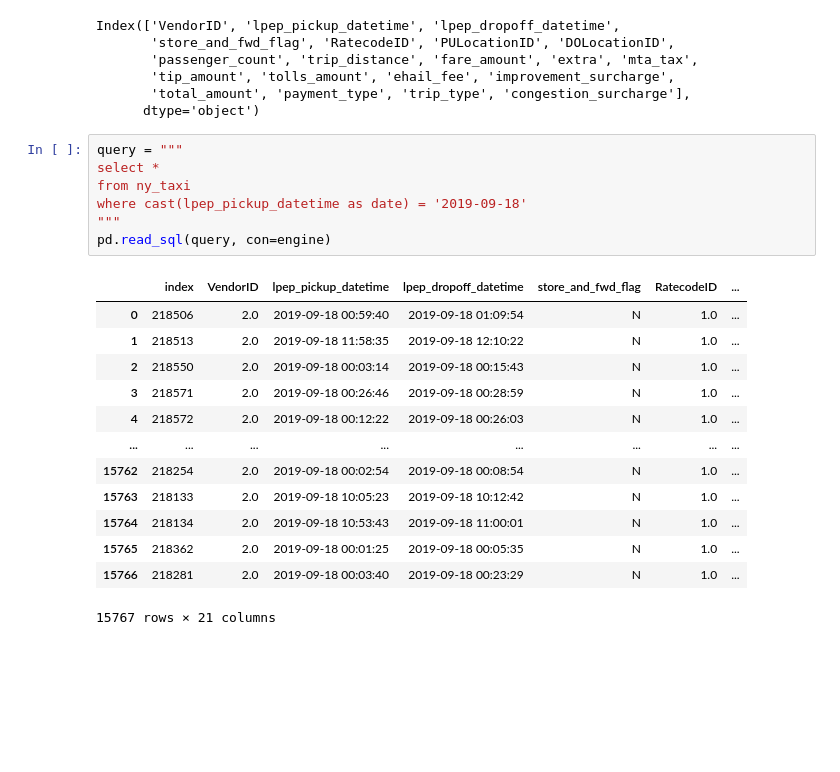
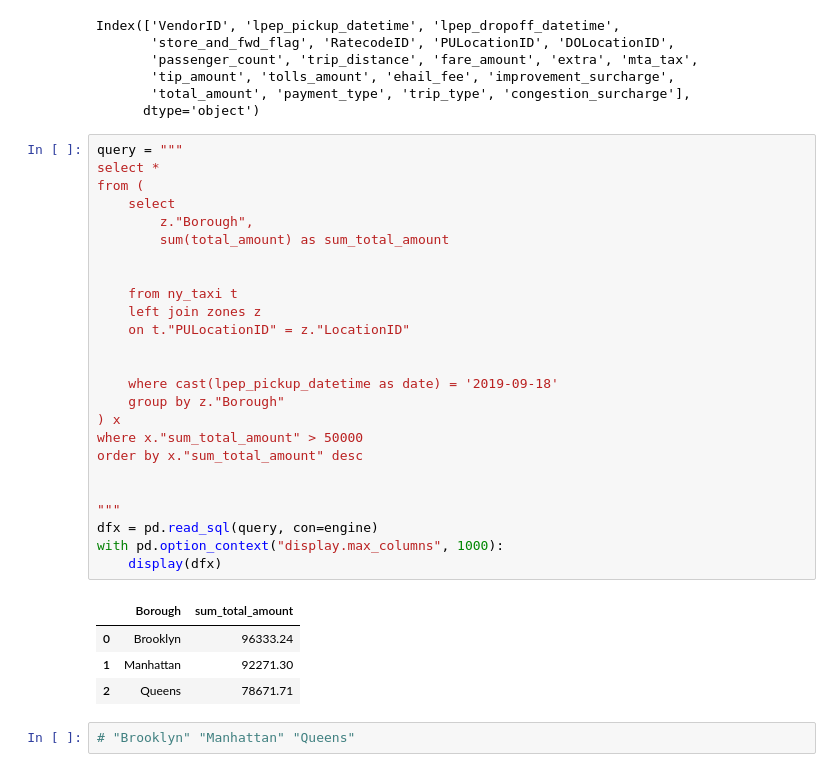
Before and after one commit to aae2609/DEZoomcamp, a Jupyter notebook: modules/1_docker_terraform/1_injest_and_query.ipynb, the cells around one changed output. Drawn from its saved outputs; the diff is of its cells as text; blank space fills up the shorter version.

```diff
--- a/modules/1_docker_terraform/x.ipynb
+++ b/modules/1_docker_terraform/1_injest_and_query.ipynb
@@ -154,21 +188,32 @@ Index(['VendorID', 'lpep_pickup_datetime', 'lpep_dropoff_datetime',
 # %%
 query = """
 select *
-from ny_taxi
-where cast(lpep_pickup_datetime as date) = '2019-09-18'
+from (
+    select
+        z."Borough",
+        sum(total_amount) as sum_total_amount
+
+
+    from ny_taxi t
+    left join zones z
+    on t."PULocationID" = z."LocationID"
+
+
+    where cast(lpep_pickup_datetime as date) = '2019-09-18'
+    group by z."Borough"
+) x
+where x."sum_total_amount" > 50000
+order by x."sum_total_amount" desc
+
+
 """
-pd.read_sql(query, con=engine)
+dfx = pd.read_sql(query, con=engine)
+with pd.option_context("display.max_columns", 1000):
+    display(dfx)
 # %% [output]
-|  | index | VendorID | lpep_pickup_datetime | lpep_dropoff_datetime | store_and_fwd_flag | RatecodeID | ... |
-| 0 | 218506 | 2.0 | 2019-09-18 00:59:40 | 2019-09-18 01:09:54 | N | 1.0 | ... |
-| 1 | 218513 | 2.0 | 2019-09-18 11:58:35 | 2019-09-18 12:10:22 | N | 1.0 | ... |
-| 2 | 218550 | 2.0 | 2019-09-18 00:03:14 | 2019-09-18 00:15:43 | N | 1.0 | ... |
-| 3 | 218571 | 2.0 | 2019-09-18 00:26:46 | 2019-09-18 00:28:59 | N | 1.0 | ... |
-| 4 | 218572 | 2.0 | 2019-09-18 00:12:22 | 2019-09-18 00:26:03 | N | 1.0 | ... |
-| ... | ... | ... | ... | ... | ... | ... | ... |
-| 15762 | 218254 | 2.0 | 2019-09-18 00:02:54 | 2019-09-18 00:08:54 | N | 1.0 | ... |
-| 15763 | 218133 | 2.0 | 2019-09-18 10:05:23 | 2019-09-18 10:12:42 | N | 1.0 | ... |
-| 15764 | 218134 | 2.0 | 2019-09-18 10:53:43 | 2019-09-18 11:00:01 | N | 1.0 | ... |
-| 15765 | 218362 | 2.0 | 2019-09-18 00:01:25 | 2019-09-18 00:05:35 | N | 1.0 | ... |
-| 15766 | 218281 | 2.0 | 2019-09-18 00:03:40 | 2019-09-18 00:23:29 | N | 1.0 | ... |
+|  | Borough | sum_total_amount |
+| 0 | Brooklyn | 96333.24 |
+| 1 | Manhattan | 92271.30 |
+| 2 | Queens | 78671.71 |
-15767 rows × 21 columns
+# %%
+# "Brooklyn" "Manhattan" "Queens"
```
Also changed, not shown: parts of 13 cells of this notebook.
